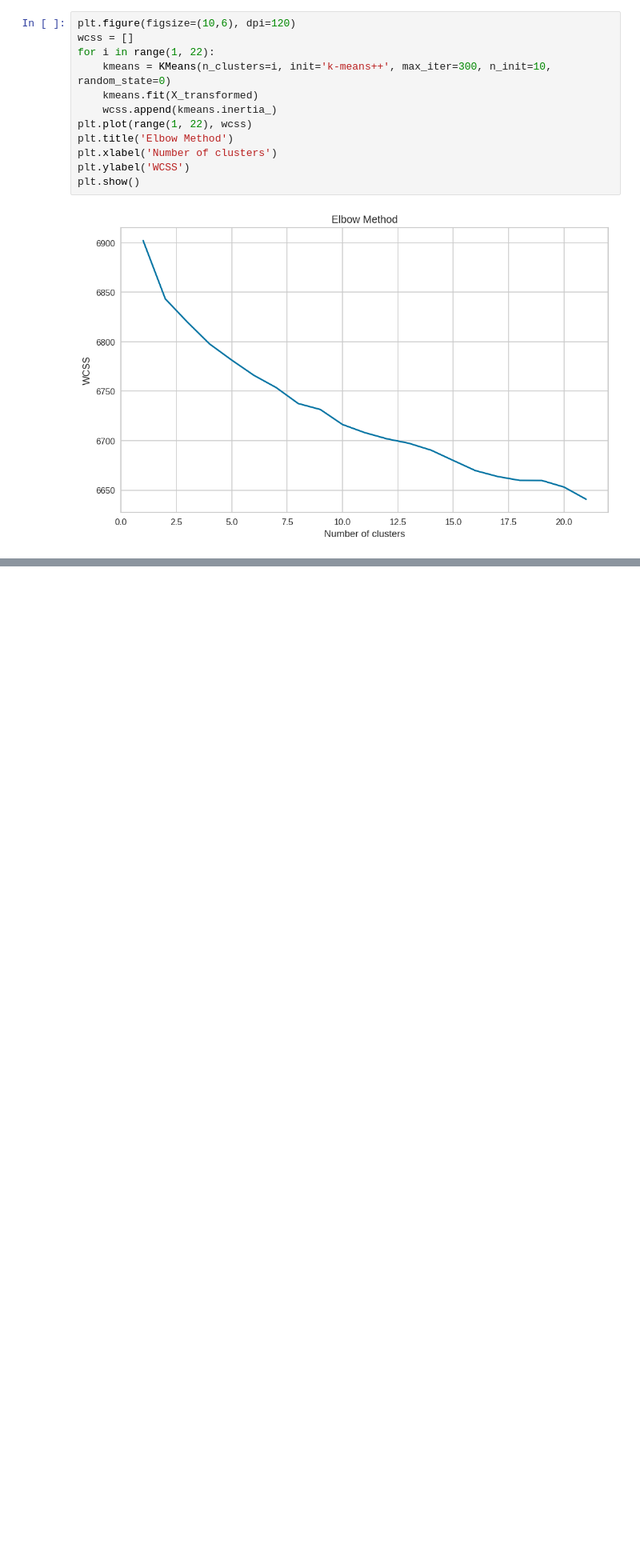
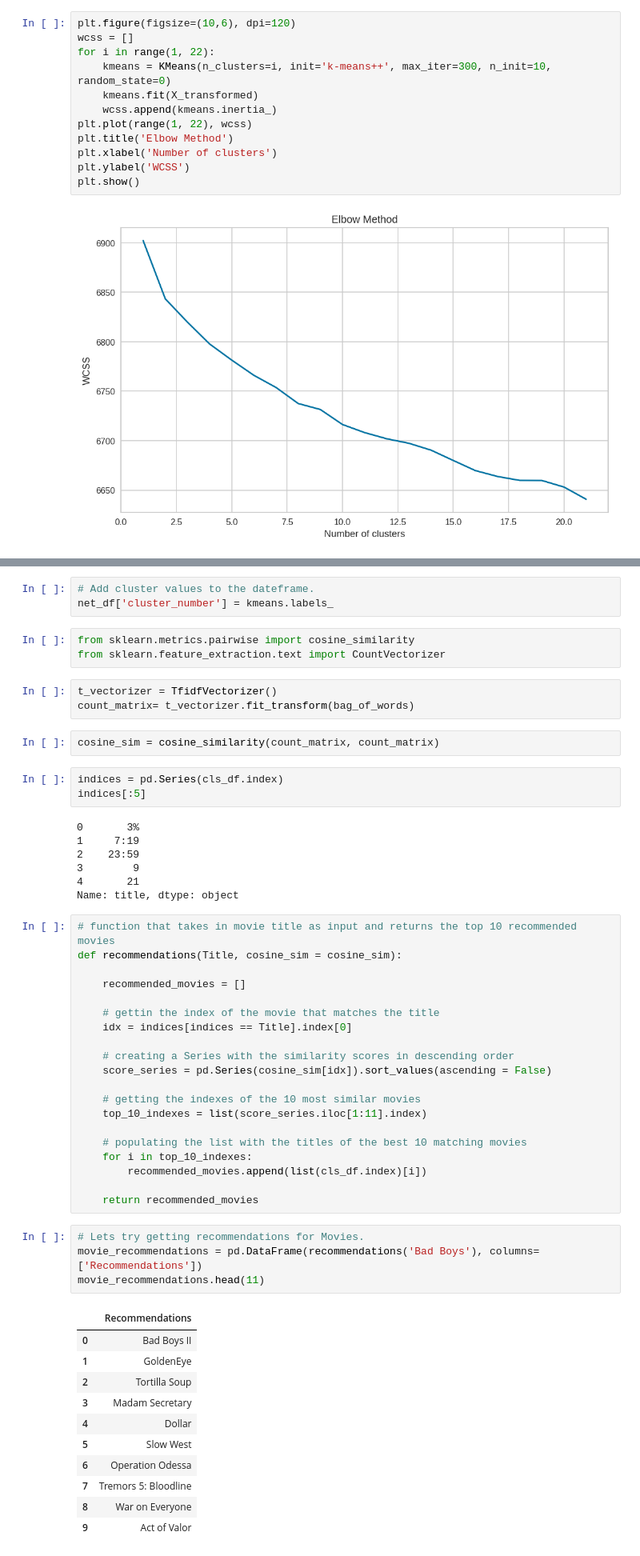
Before and after one commit to Shubham-naik-ai/NETFLIX-MOVIES-AND-TV-SHOWS-CLUSTERING, a Jupyter notebook: NETFLIX_MOVIES_AND_TV_SHOWS_CLUSTERING.ipynb, the cells around one changed output, grey strips where cells are left out. Shown at 80% size. Saved outputs shown, nothing was run; the diff lists cells and outputs as text; blank space fills up the shorter version.

```diff
--- a/NETFLIX_MOVIES_AND_TV_SHOWS_CLUSTERING.ipynb
+++ b/NETFLIX_MOVIES_AND_TV_SHOWS_CLUSTERING.ipynb
@@ -839,0 +860,57 @@ plt.show()
+# %%
+# Add cluster values to the dateframe.
+net_df['cluster_number'] = kmeans.labels_
+# %%
+from sklearn.metrics.pairwise import cosine_similarity
+from sklearn.feature_extraction.text import CountVectorizer
+# %%
+t_vectorizer = TfidfVectorizer()
+count_matrix= t_vectorizer.fit_transform(bag_of_words)
+# %%
+cosine_sim = cosine_similarity(count_matrix, count_matrix)
+# %%
+indices = pd.Series(cls_df.index)
+indices[:5]
+# %% [output]
+0       3%
+1     7:19
+2    23:59
+3        9
+4       21
+Name: title, dtype: object
+# %%
+# function that takes in movie title as input and returns the top 10 recommended movies
+def recommendations(Title, cosine_sim = cosine_sim):
+
+    recommended_movies = []
+
+    # gettin the index of the movie that matches the title
+    idx = indices[indices == Title].index[0]
+
+    # creating a Series with the similarity scores in descending order
+    score_series = pd.Series(cosine_sim[idx]).sort_values(ascending = False)
+
+    # getting the indexes of the 10 most similar movies
+    top_10_indexes = list(score_series.iloc[1:11].index)
+
+    # populating the list with the titles of the best 10 matching movies
+    for i in top_10_indexes:
+        recommended_movies.append(list(cls_df.index)[i])
+
+    return recommended_movies
+# %%
+# Lets try getting recommendations for Movies.
+movie_recommendations = pd.DataFrame(recommendations('Bad Boys'), columns=['Recommendations'])
+movie_recommendations.head(11)
+# %% [output]
+|  | Recommendations |
+| 0 | Bad Boys II |
+| 1 | GoldenEye |
+| 2 | Tortilla Soup |
+| 3 | Madam Secretary |
+| 4 | Dollar |
+| 5 | Slow West |
+| 6 | Operation Odessa |
+| 7 | Tremors 5: Bloodline |
+| 8 | War on Everyone |
+| 9 | Act of Valor |
```
Also changed, not shown: parts of 5 cells of this notebook.
